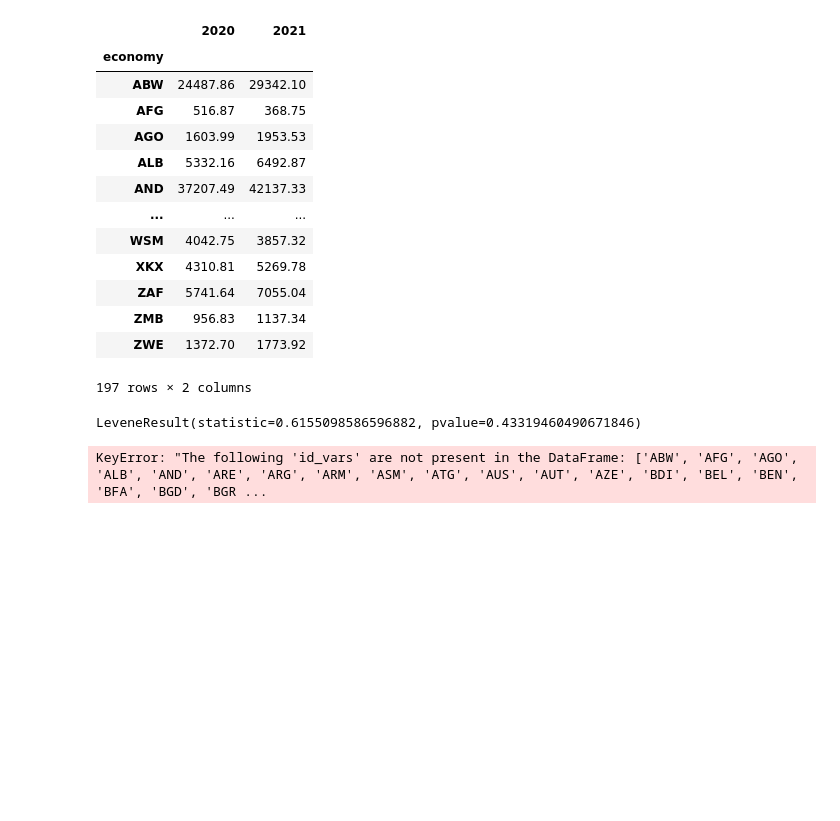
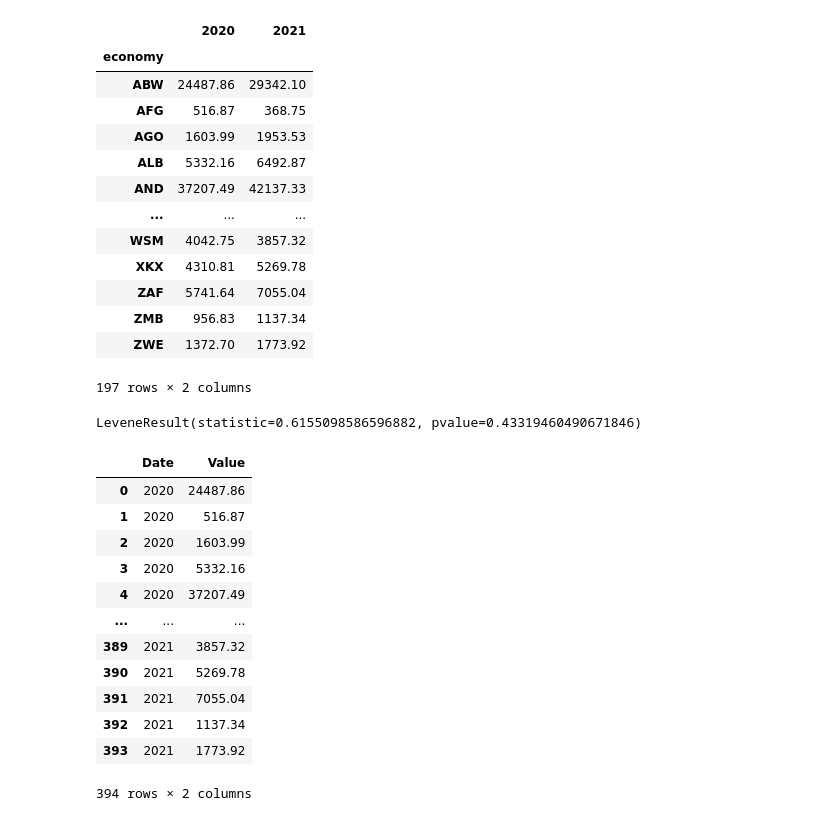
Before and after one commit to StefanRaychev/Data-transformation-techniques, a Jupyter notebook: Data transformation.ipynb, the cells around one changed output. Drawn from its saved outputs; the diff is of its cells as text; code cells hidden in the pictures; blank space fills up the shorter version.

```diff
--- a/Data transformation.ipynb
+++ b/Data transformation.ipynb
@@ -618,7 +618,19 @@ stats.levene(df1["2020"], df1["2021"])
 # %% [output]
 LeveneResult(statistic=0.6155098586596882, pvalue=0.43319460490671846)
 # %%
-df2 = df1.melt(id_vars=df1.index,var_name="Date", value_name="Value")
+df2 = df1.melt(var_name="Date", value_name="Value")
 df2
 # %% [output]
+|  | Date | Value |
+| 0 | 2020 | 24487.86 |
+| 1 | 2020 | 516.87 |
+| 2 | 2020 | 1603.99 |
+| 3 | 2020 | 5332.16 |
+| 4 | 2020 | 37207.49 |
+| ... | ... | ... |
+| 389 | 2021 | 3857.32 |
+| 390 | 2021 | 5269.78 |
+| 391 | 2021 | 7055.04 |
+| 392 | 2021 | 1137.34 |
+| 393 | 2021 | 1773.92 |
-KeyError: "The following 'id_vars' are not present in the DataFrame: ['ABW', 'AFG', 'AGO', 'ALB', 'AND', 'ARE', 'ARG', 'ARM', 'ASM', 'ATG', 'AUS', 'AUT', 'AZE', 'BDI', 'BEL', 'BEN', 'BFA', 'BGD', 'BGR ...
+394 rows × 2 columns
```
Also changed, not shown: parts of 1 cell of this notebook.
